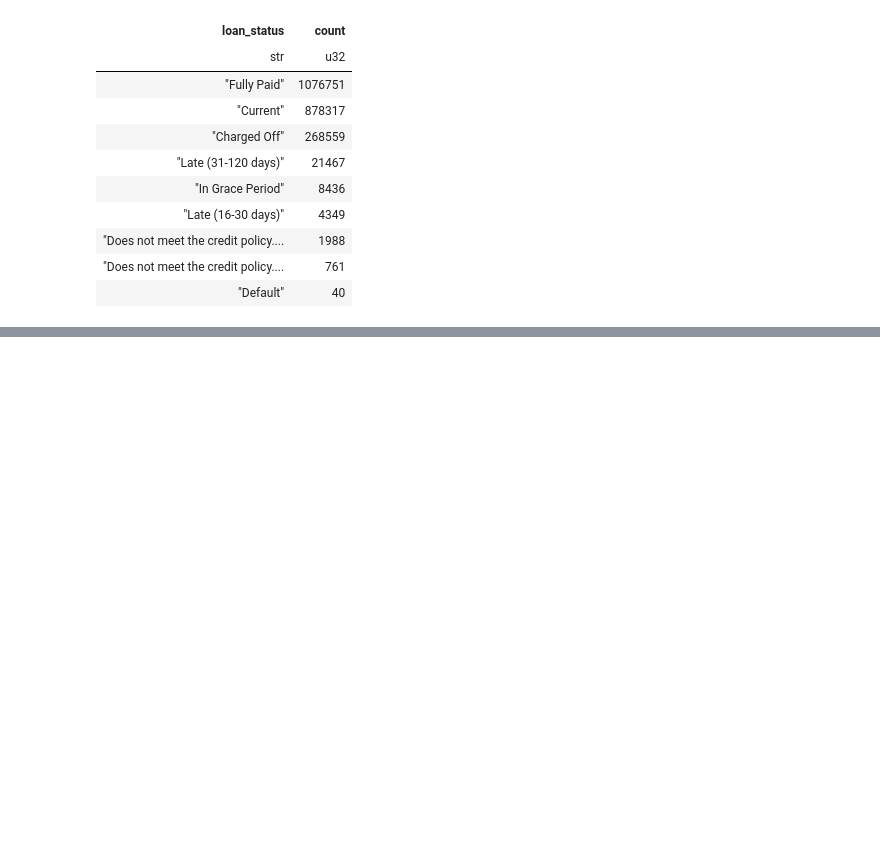
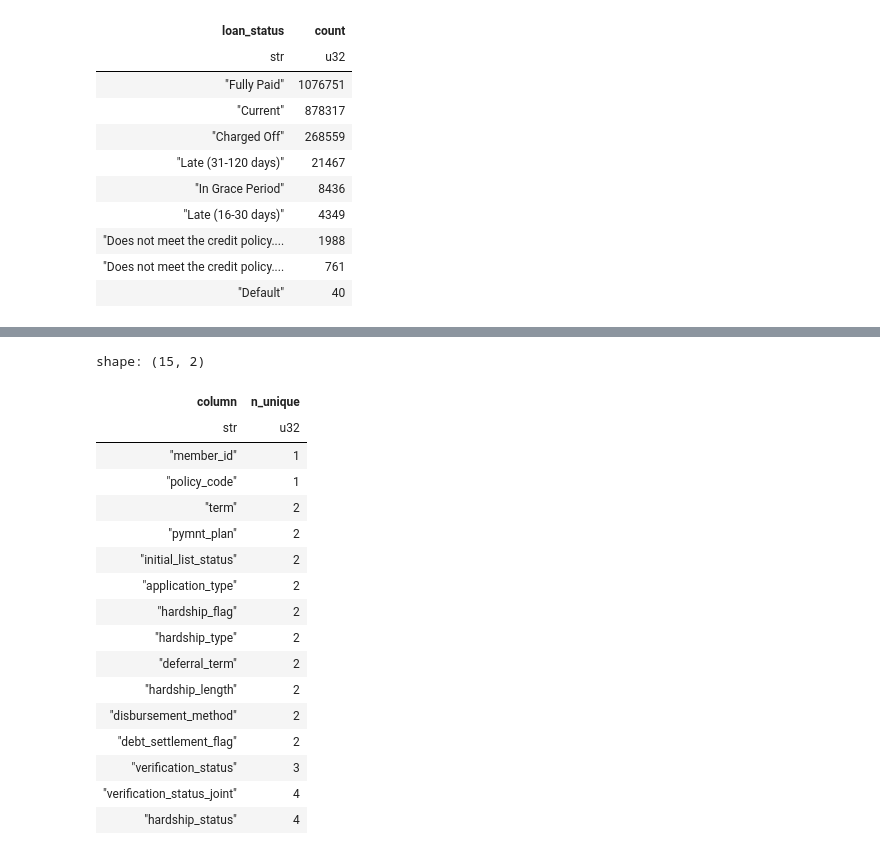
Before and after one commit to MadejMatt/lending-club-pd, a Jupyter notebook: notebooks/01_data_audit.ipynb, the cells around one changed output, grey strips where cells are left out. Saved outputs shown, nothing was run; the diff lists cells and outputs as text; code cells hidden in the pictures; blank space fills up the shorter version.

```diff
--- a/notebooks/01_data_audit.ipynb
+++ b/notebooks/01_data_audit.ipynb
@@ -154,0 +193,27 @@ shape: (9, 2)
+# %%
+unique_summary = (
+    loans.select(pl.all().n_unique())
+    .unpivot(variable_name="column", value_name="n_unique")
+    .sort("n_unique")
+)
+
+unique_summary.head(15)
+# %% [output]
+shape: (15, 2)
+| column | n_unique |
+| str | u32 |
+| "member_id" | 1 |
+| "policy_code" | 1 |
+| "term" | 2 |
+| "pymnt_plan" | 2 |
+| "initial_list_status" | 2 |
+| "application_type" | 2 |
+| "hardship_flag" | 2 |
+| "hardship_type" | 2 |
+| "deferral_term" | 2 |
+| "hardship_length" | 2 |
+| "disbursement_method" | 2 |
+| "debt_settlement_flag" | 2 |
+| "verification_status" | 3 |
+| "verification_status_joint" | 4 |
+| "hardship_status" | 4 |
```
Also changed, not shown: parts of 14 cells of this notebook.
